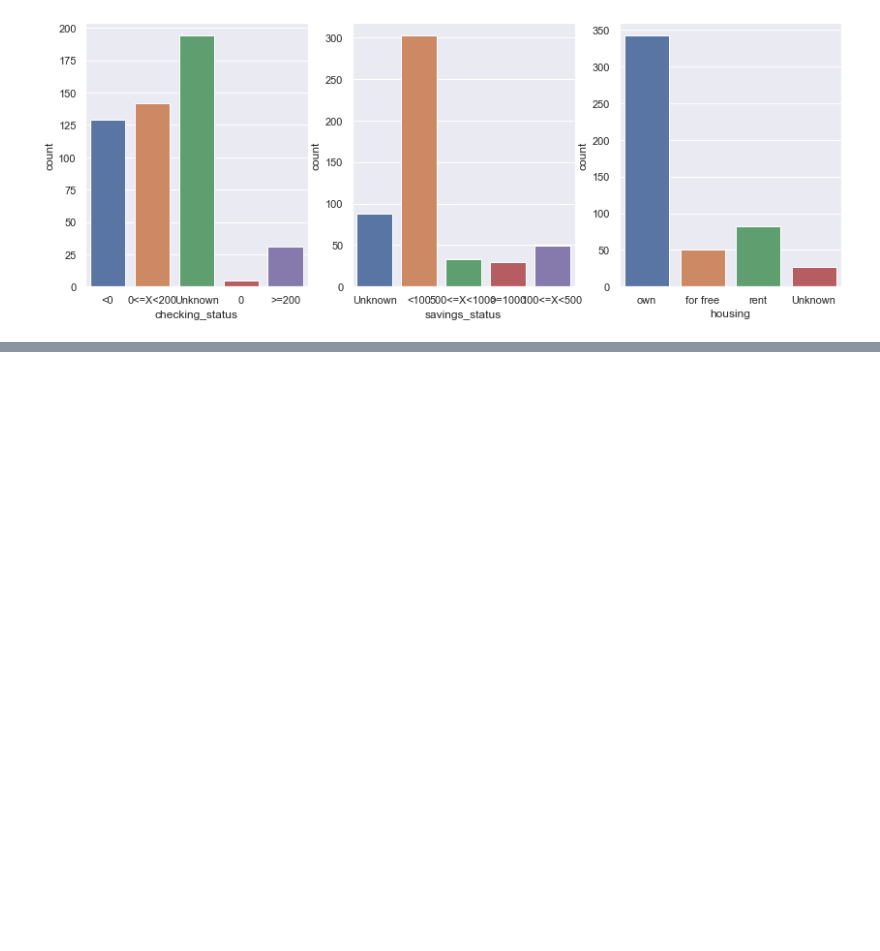
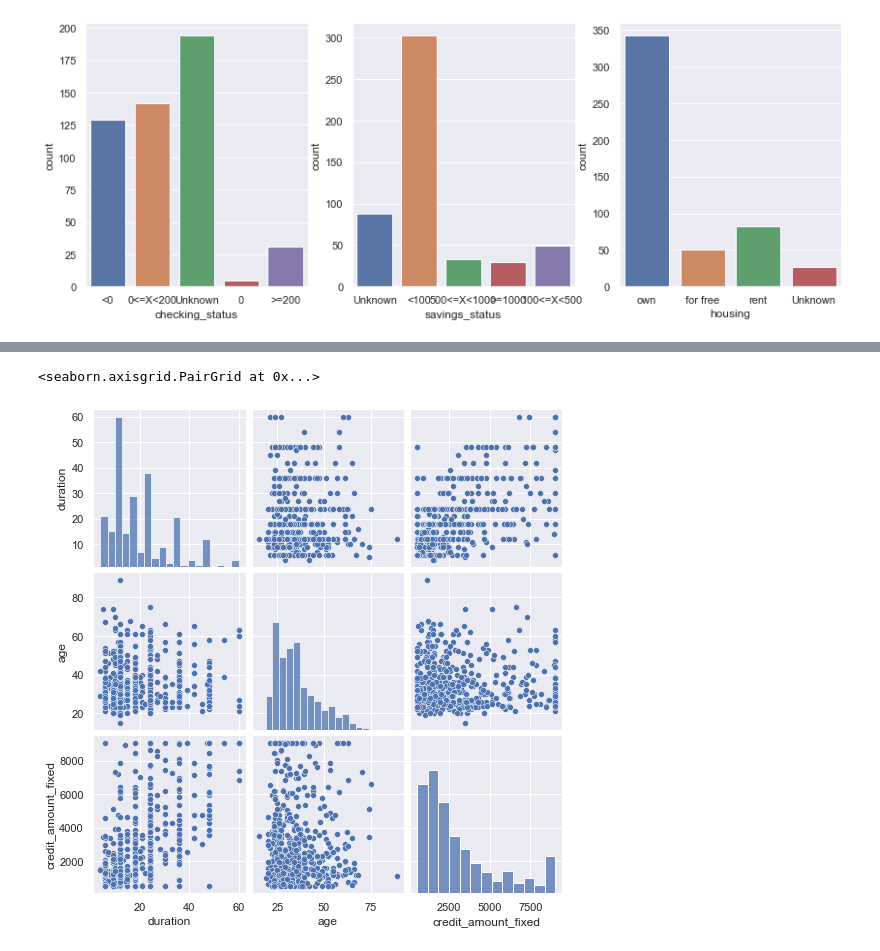
Before and after one commit to suhova/2021DataMining, a Jupyter notebook: lab1_task.ipynb, the cells around one changed output, grey strips where cells are left out. Cells and saved outputs as stored; diff of their text form; code cells hidden in the pictures; blank space fills up the shorter version.

```diff
--- a/lab1_task.ipynb
+++ b/lab1_task.ipynb
@@ -359,0 +381,14 @@ sns.countplot(x='housing', data=credit_df, ax=axes[2]);
+# %%
+# ОЧИСТКА ДАННЫХ
+# замена объектного типа на категориальный
+for i in credit_df:
+    if(credit_df[i].dtypes == object):
+         credit_df[i] = credit_df[i].astype('category')
+
+
+cat_list = credit_df.select_dtypes(include='category').columns.to_list()
+cat_list
+
+
+new_cat = [i for i in cat_list if i in ["foreign_worker", "class"]]
+new_cat
@@ -359,0 +511,8 @@ sns.countplot(x='housing', data=credit_df, ax=axes[2]);
+# %%
+num_columns = list(set(['credit_amount_fixed','age','duration']))
+sns.pairplot(credit_df[num_columns])
+#небольшие кредиты берут на короткий срок. На длительный срок почти нет маленьких кредитов.
+#с возрастом в среднем снижается число клиентов, берущих кредиты на крупные суммы
+# %% [output]
+<seaborn.axisgrid.PairGrid at 0x...>
+[figure, added]
```
Also changed, not shown: parts of 28 cells of this notebook.
